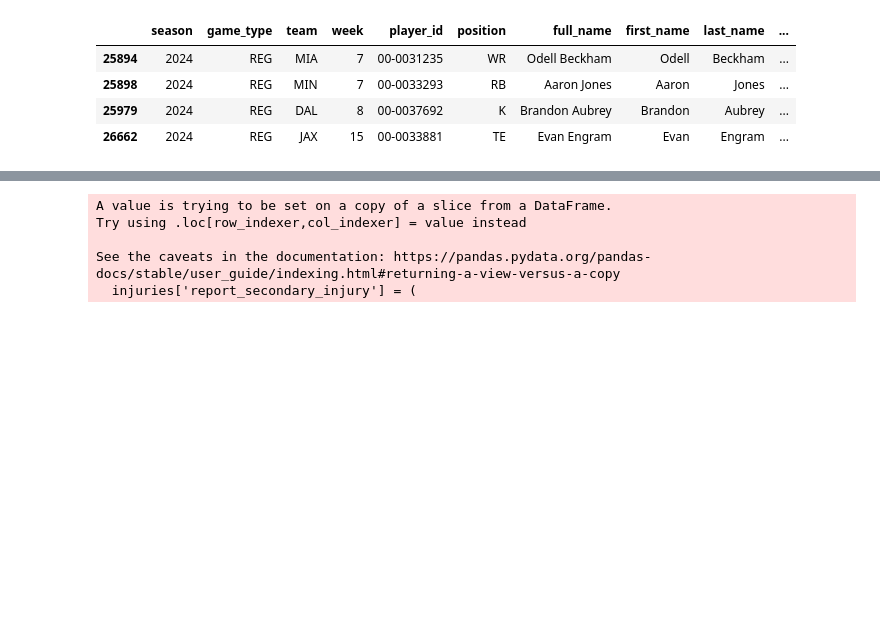
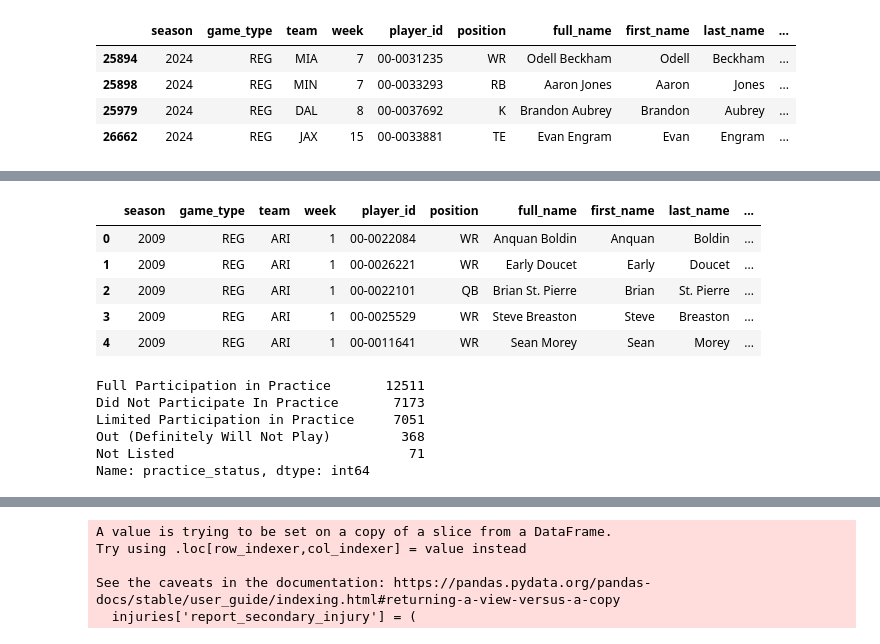
Before and after one commit to nicriv831/NFL-Injury-Risk, a Jupyter notebook: 2-Individual_Clean copy.ipynb, the cells around one changed output, grey strips where cells are left out. Cells and saved outputs as stored; diff of their text form; code cells hidden in the pictures; blank space fills up the shorter version.

```diff
--- a/2-Individual_Clean copy.ipynb
+++ b/2-Individual_Clean copy.ipynb
@@ -1540,0 +1698,18 @@ injuries[injuries['practice_primary_injury'].isna()]
+# %%
+injuries.head()
+# %% [output]
+|  | season | game_type | team | week | player_id | position | full_name | first_name | last_name | ... |
+| 0 | 2009 | REG | ARI | 1 | 00-0022084 | WR | Anquan Boldin | Anquan | Boldin | ... |
+| 1 | 2009 | REG | ARI | 1 | 00-0026221 | WR | Early Doucet | Early | Doucet | ... |
+| 2 | 2009 | REG | ARI | 1 | 00-0022101 | QB | Brian St. Pierre | Brian | St. Pierre | ... |
+| 3 | 2009 | REG | ARI | 1 | 00-0025529 | WR | Steve Breaston | Steve | Breaston | ... |
+| 4 | 2009 | REG | ARI | 1 | 00-0011641 | WR | Sean Morey | Sean | Morey | ... |
+# %%
+injuries['practice_status'].value_counts()
+# %% [output]
+Full Participation in Practice       12511
+Did Not Participate In Practice       7173
+Limited Participation in Practice     7051
+Out (Definitely Will Not Play)         368
+Not Listed                              71
+Name: practice_status, dtype: int64
```
Also changed, not shown: parts of 33 cells of this notebook, 2 other files.
